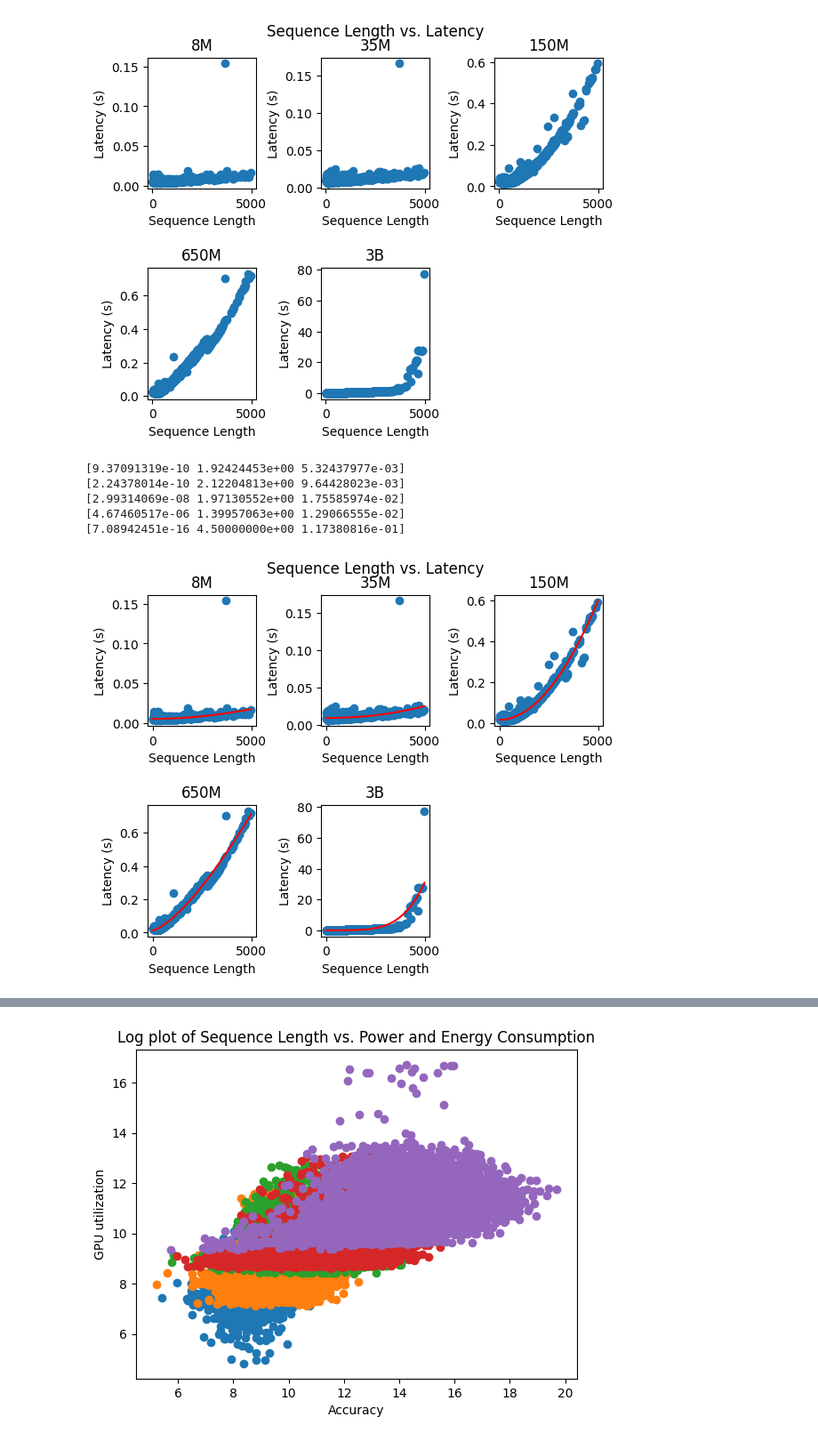
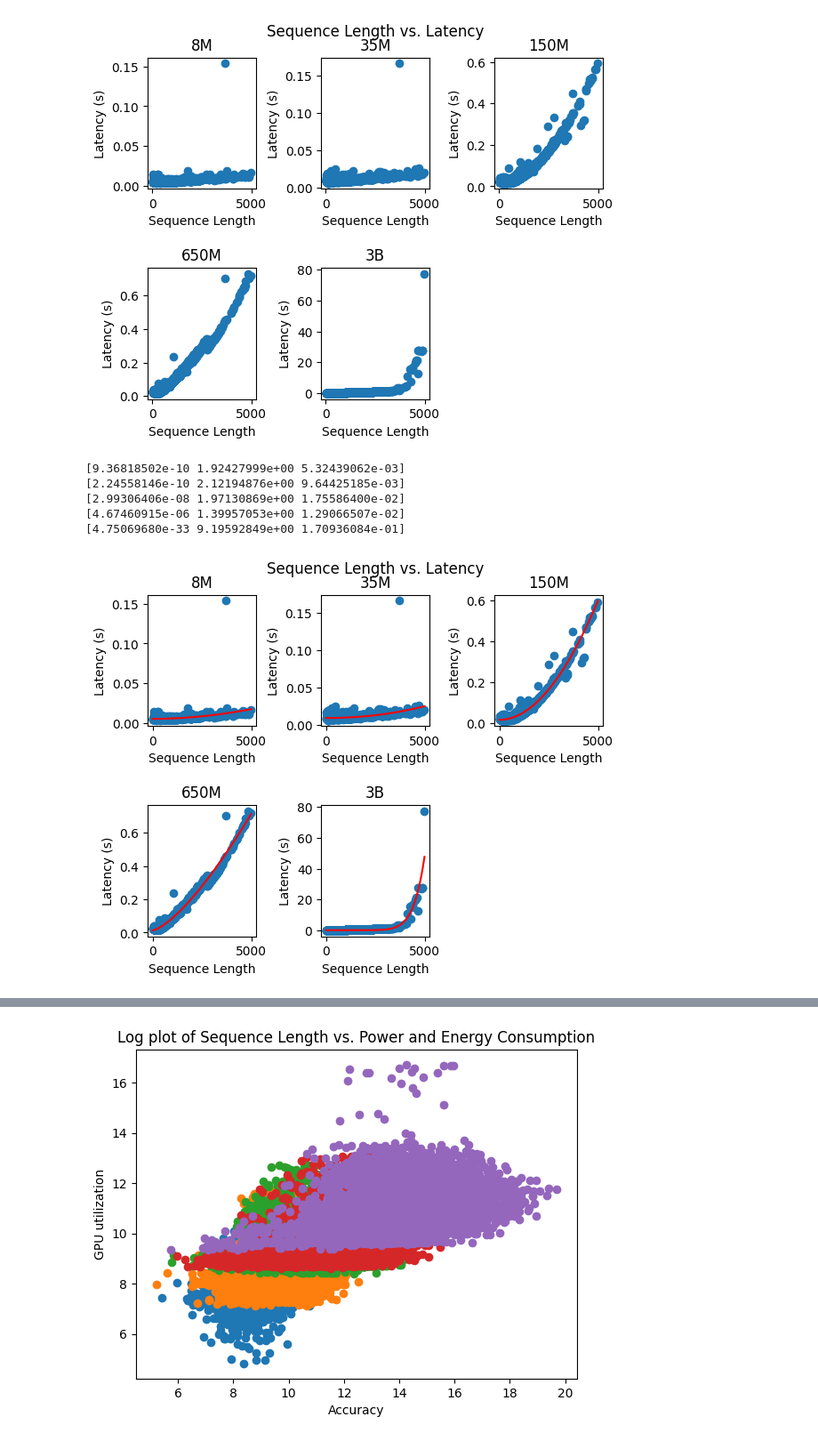
Before and after one commit to lgltan/ESM_Benchmark, a Jupyter notebook: plotter.ipynb, the cells around one changed output, grey strips where cells are left out. Shown at 89% size. Cells and saved outputs as stored; diff of their text form; code cells hidden in the pictures.

```diff
--- a/plotter.ipynb
+++ b/plotter.ipynb
@@ -112,0 +119,7 @@ plt.show()
+# %%
+for i in range(0, len(MODELS)):
+    _flops = flops[i]
+    _latency = latency_df[i]["model_process"] / 1e9
+    # _latency = np.reshape(gpu_util_df[i][['duration']].values, (-1))
+    _gflopss = _flops / _latency
+    print(_gflopss.mean())
@@ -113,8 +132,14 @@ plt.show()
 # %%
 # Create a scatter plot
 for i in range(0, len(MODELS)):
-    plt.scatter(seql[i], flops[i])
 
+    plt.scatter(seql[i], flops[i], label = MODELS[i].split('/')[1].split('_')[2])
+
+    X = seql[i]
+    Y = flops[i]
+    # Fit the curve
+    popt, pcov = curve_fit(linear, X, Y, bounds=(0, 100), maxfev=10000)
+    print(popt)
     # Label the axes
     plt.xlabel('Sequence Length')
     plt.ylabel('GFLOPS')
@@ -123,5 +148,6 @@ for i in range(0, len(MODELS)):
     plt.title('Sequence Length vs. GFLOPS')
 
 # Display the plot
+plt.legend()
 plt.show()
 # %% [output]
@@ -128,0 +155,10 @@ plt.show()
+# %%
+Xs = [8e-3, 36e-3, 150e-3, 650e-3, 3]
+Ys = [0.03, 0.1339, 0.5922, 2.6033, 11.3542]
+
+popt, pcov = curve_fit(linear, Xs, Ys, bounds=(0, 100), maxfev=100000)
+print(popt)
+plt.plot(Xs, Ys)
+plt.xlabel("Parameter count")
+plt.ylabel("p")
+plt.show()
@@ -167,7 +206,7 @@ plt.show()
 # Create a scatter plot\
 for i in range(0, len(MODELS)):
     plt.subplot(2, 3, i + 1)
-    plt.scatter(seql[i], latency_df[i][['model_process']] / 1000000000)
+    plt.scatter(seql[i], latency_df[i][['model_process']] / 1e9)
 
     # Label the axes
     plt.xlabel('Sequence Length')
@@ -191,35 +230,35 @@ def general_function(x, a, p, b):
 # %%
 # Create a scatter plot\
 for i in range(0, len(MODELS)):
     plt.subplot(2, 3, i + 1)
     X = seql[i]
     Y = latency_df[i][['model_process']] / 1000000000
     # Fit the curve
-    popt, pcov = curve_fit(general_function, X, np.reshape(Y.values, (-1)), bounds=(0, 4.75))
+    popt, pcov = curve_fit(general_function, X, np.reshape(Y.values, (-1)), bounds=(0, 10), maxfev=100000)
     print(popt)
 
     plt.scatter(X, Y)
     _x = [i for i in range(0, max(seql[i]))]
     plt.plot(_x, general_function(_x, *popt), 'r-')
 
     # Label the axes
     plt.xlabel('Sequence Length')
     plt.ylabel('Latency (s)')
     plt.title(MODELS[i].split('/')[1].split('_')[2])
 
 # Add a title
 plt.suptitle('Sequence Length vs. Latency')
 plt.subplots_adjust(left=0.1,
                     bottom=0.1,
                     right=0.9,
                     top=0.9,
                     wspace=0.6,
                     hspace=0.6)
 plt.show()
 # %% [output]
-[9.37091319e-10 1.92424453e+00 5.32437977e-03]
-[2.24378014e-10 2.12204813e+00 9.64428023e-03]
-[2.99314069e-08 1.97130552e+00 1.75585974e-02]
-[4.67460517e-06 1.39957063e+00 1.29066555e-02]
-[7.08942451e-16 4.50000000e+00 1.17380816e-01]
+[9.36818502e-10 1.92427999e+00 5.32439062e-03]
+[2.24558146e-10 2.12194876e+00 9.64425185e-03]
+[2.99306406e-08 1.97130869e+00 1.75586400e-02]
+[4.67460915e-06 1.39957053e+00 1.29066507e-02]
+[4.75069680e-33 9.19592849e+00 1.70936084e-01]
-[figure, old version]
+[figure, new version]
```
Also changed, not shown: parts of 12 cells of this notebook, 1 other file.
